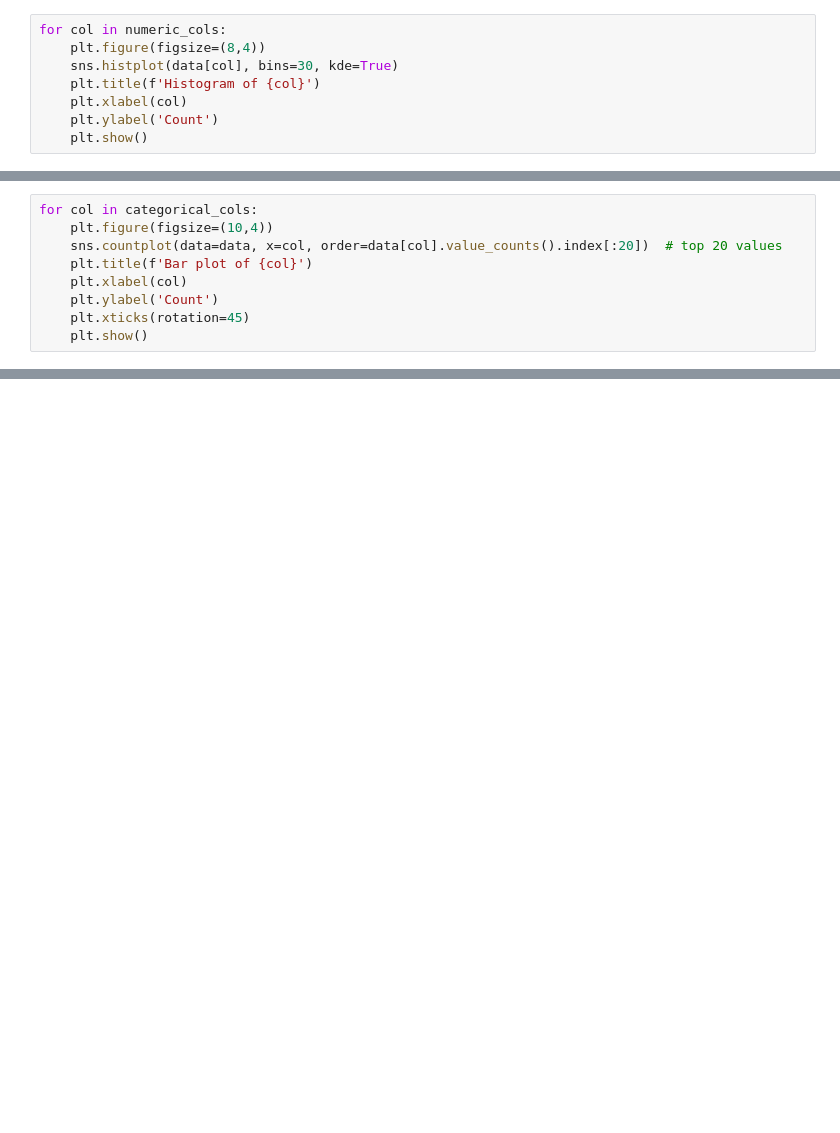
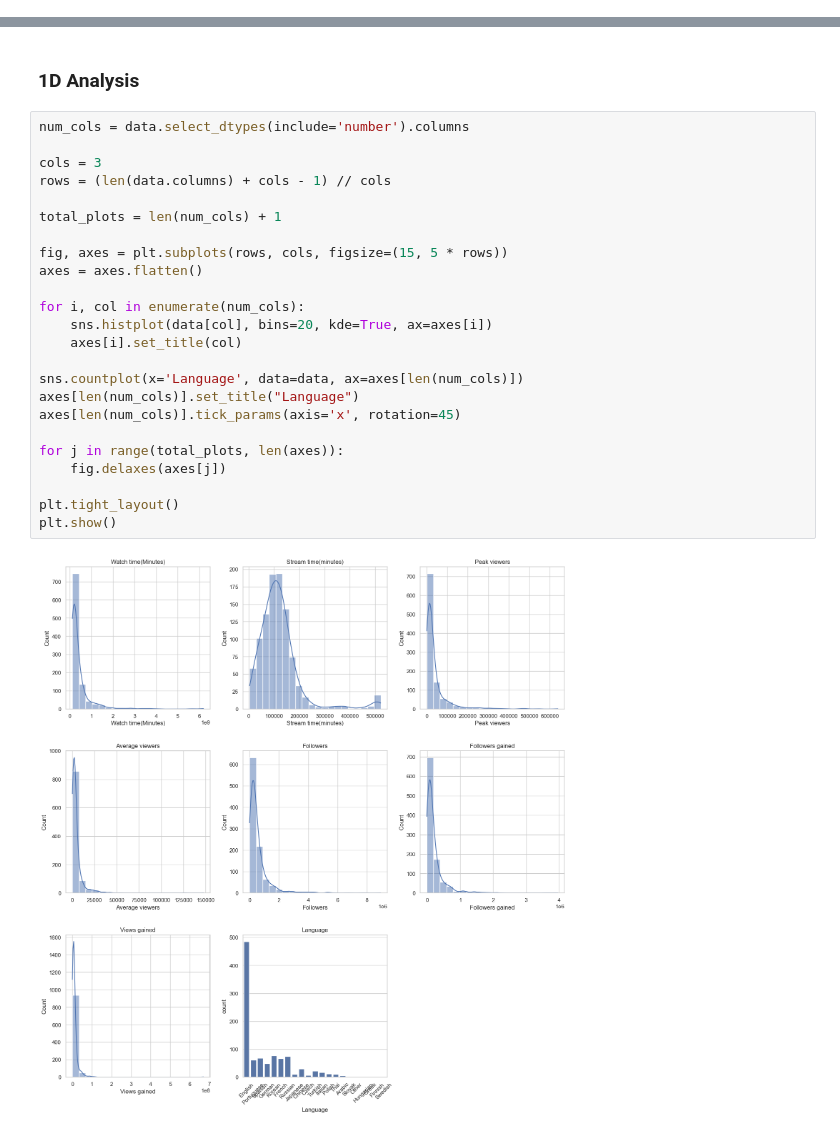
Before and after one commit to datasheng/csc46000-team-project-2026, a Jupyter notebook: EDA_HW.ipynb, the cells around one changed output, grey strips where cells are left out. Saved outputs shown, nothing was run; the diff lists cells and outputs as text; blank space fills up the shorter version.

```diff
--- a/EDA_HW.ipynb
+++ b/EDA_HW.ipynb
@@ -88,8 +71,0 @@ categorical_cols = ['map', 'round', 'winner_side', 'round_type']
-# %%
-for col in numeric_cols:
-    plt.figure(figsize=(8,4))
-    sns.histplot(data[col], bins=30, kde=True)
-    plt.title(f'Histogram of {col}')
-    plt.xlabel(col)
-    plt.ylabel('Count')
-    plt.show()
@@ -101,9 +71,0 @@ for col in numeric_cols:
-# %%
-for col in categorical_cols:
-    plt.figure(figsize=(10,4))
-    sns.countplot(data=data, x=col, order=data[col].value_counts().index[:20])  # top 20 values
-    plt.title(f'Bar plot of {col}')
-    plt.xlabel(col)
-    plt.ylabel('Count')
-    plt.xticks(rotation=45)
-    plt.show()
@@ -114,0 +72,28 @@ for col in categorical_cols:
+# %% [markdown]
+### 1D Analysis
+# %%
+num_cols = data.select_dtypes(include='number').columns
+
+cols = 3
+rows = (len(data.columns) + cols - 1) // cols
+
+total_plots = len(num_cols) + 1
+
+fig, axes = plt.subplots(rows, cols, figsize=(15, 5 * rows))
+axes = axes.flatten()
+
+for i, col in enumerate(num_cols):
+    sns.histplot(data[col], bins=20, kde=True, ax=axes[i])
+    axes[i].set_title(col)
+
+sns.countplot(x='Language', data=data, ax=axes[len(num_cols)])
+axes[len(num_cols)].set_title("Language")
+axes[len(num_cols)].tick_params(axis='x', rotation=45)
+
+for j in range(total_plots, len(axes)):
+    fig.delaxes(axes[j])
+
+plt.tight_layout()
+plt.show()
+# %% [output]
+[figure, added]
```
Also changed, not shown: parts of 20 cells of this notebook, 1 other file.
